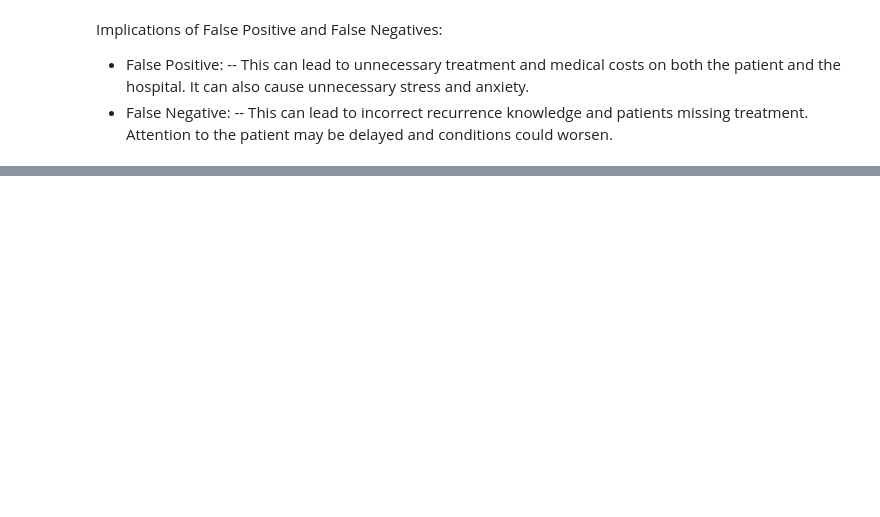
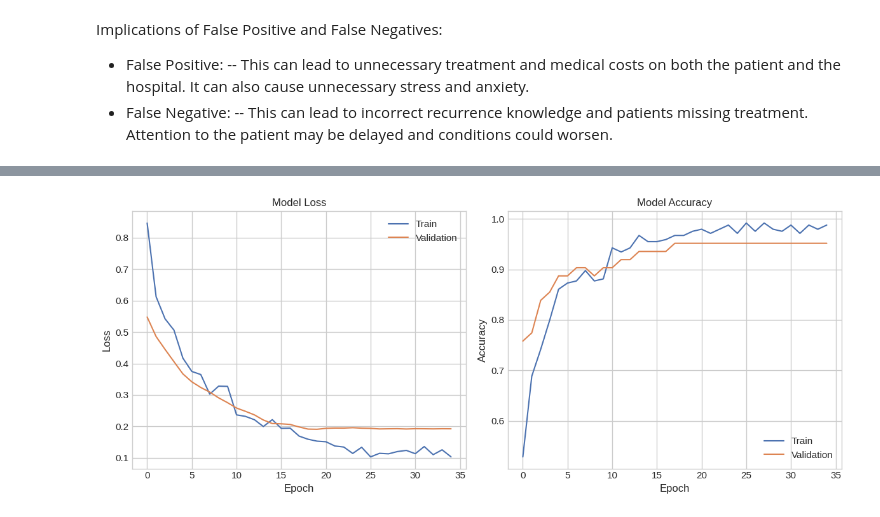
Before and after one commit to doom-boy/Thyroid-Cancer-Analysis, a Jupyter notebook: thyroid_cancer_analysis.ipynb, the cells around one changed output, grey strips where cells are left out. Drawn from its saved outputs; the diff is of its cells as text; code cells hidden in the pictures; blank space fills up the shorter version.

```diff
--- a/thyroid_cancer_analysis.ipynb
+++ b/thyroid_cancer_analysis.ipynb
@@ -1347,0 +1388,2 @@ Implications of False Positive and False Negatives:
+# %%
+x_train, x_test, y_train, y_test = train_test_split(x_scaled, y, test_size=0.2, random_state=42, stratify=y)
@@ -1347,0 +1495,18 @@ Implications of False Positive and False Negatives:
+# %%
+y_pred_prob = model.predict(x_test)
+y_pred = (y_pred_prob > 0.5).astype(int)
+
+accuracy = accuracy_score(y_test, y_pred)
+precision = precision_score(y_test, y_pred)
+recall = recall_score(y_test, y_pred)
+f1 = f1_score(y_test, y_pred)
+roc_auc = roc_auc_score(y_test, y_pred_prob)
+
+cm = confusion_matrix(y_test, y_pred)
+
+print("\nModel Performance:")
+print(f"accuracy: {accuracy:.4f}")
+print(f"precision: {precision:.4f}")
+print(f"recall: {recall:.4f}")
+print(f"f1: {f1:.4f}")
+print(f"roc_auc: {roc_auc:.4f}")
@@ -1347,0 +1524,71 @@ Implications of False Positive and False Negatives:
+# %%
+fig, (ax1, ax2) = plt.subplots(1, 2, figsize=(12, 5))
+
+#plot loss
+ax1.plot(history.history['loss'])
+ax1.plot(history.history['val_loss'])
+ax1.set_title('Model Loss')
+ax1.set_ylabel('Loss')
+ax1.set_xlabel('Epoch')
+ax1.legend(['Train', 'Validation'], loc='upper right')
+
+#plot accuracy
+ax2.plot(history.history['accuracy'])
+ax2.plot(history.history['val_accuracy'])
+ax2.set_title('Model Accuracy')
+ax2.set_ylabel('Accuracy')
+ax2.set_xlabel('Epoch')
+ax2.legend(['Train', 'Validation'], loc='lower right')
+plt.tight_layout()
+plt.show()
+
+#Confusion matrix
+plt.figure(figsize=(8, 6))
+sns.heatmap(cm, annot=True, fmt='d', cmap='Blues',
+           xticklabels=['No Recurrence', 'Recurrence'],
+           yticklabels=['No Recurrence', 'Recurrence'])
+plt.title('Confusion Matrix')
+plt.ylabel('True Label')
+plt.xlabel('Predicted Label')
+plt.tight_layout()
+plt.show()
+
+#model comparison
+fnn_results = pd.DataFrame([{
+    'model': 'Neural Network',
+    'accuracy': accuracy,
+    'precision': precision,
+    'recall': recall,
+    'f1': f1,
+    'roc_auc': roc_auc
+}])
+
+combined_results = pd.concat([results_df, fnn_results], ignore_index=True)
+print("\nCombined Model Performance Comparison:")
+print(combined_results)
+
+#ROC Curve
+fnn_model_results = {
+    'pred': y_pred,
+    'prob': y_pred_prob
+}
+models['Neural Network'] = fnn_model_results
+
+plt.figure(figsize=(10, 8))
+
+for name, model_results in models.items():
+    if 'prob' in model_results:
+        fpr, tpr, _ = roc_curve(y_test, model_results['prob'])
+        model_auc = roc_auc_score(y_test, model_results['prob'])
+        plt.plot(fpr, tpr, label=f'{name} (AUC = {model_auc:.3f})')
+
+plt.plot([0, 1], [0, 1], 'k--', label='Random')
+plt.xlabel('False Positive Rate')
+plt.ylabel('True Positive Rate')
+plt.title('ROC Curves for All Models')
+plt.legend(frameon=True)
+plt.grid(True)
+plt.savefig('combined_roc_curves.png')
+plt.show()
+# %% [output]
+[figure, added]
```
Also changed, not shown: parts of 45 cells of this notebook.
